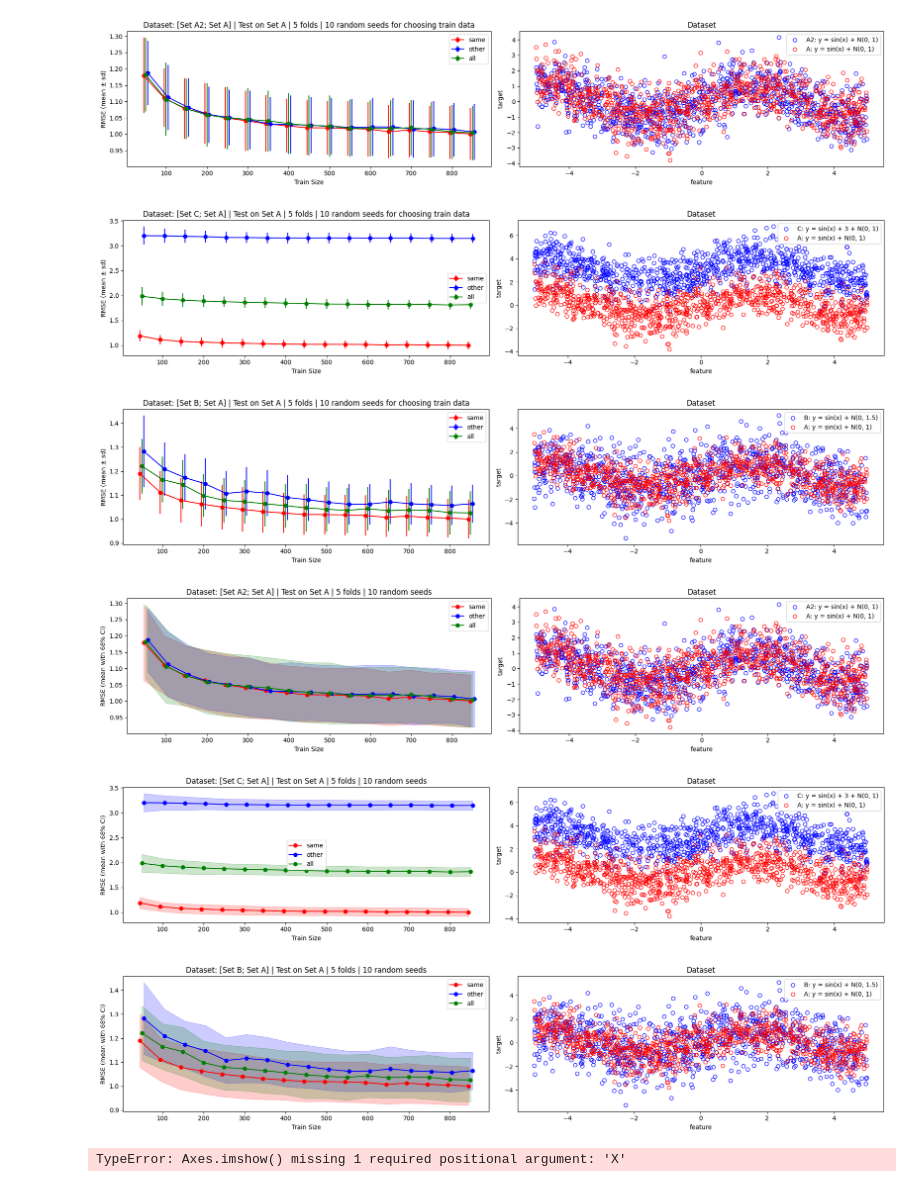
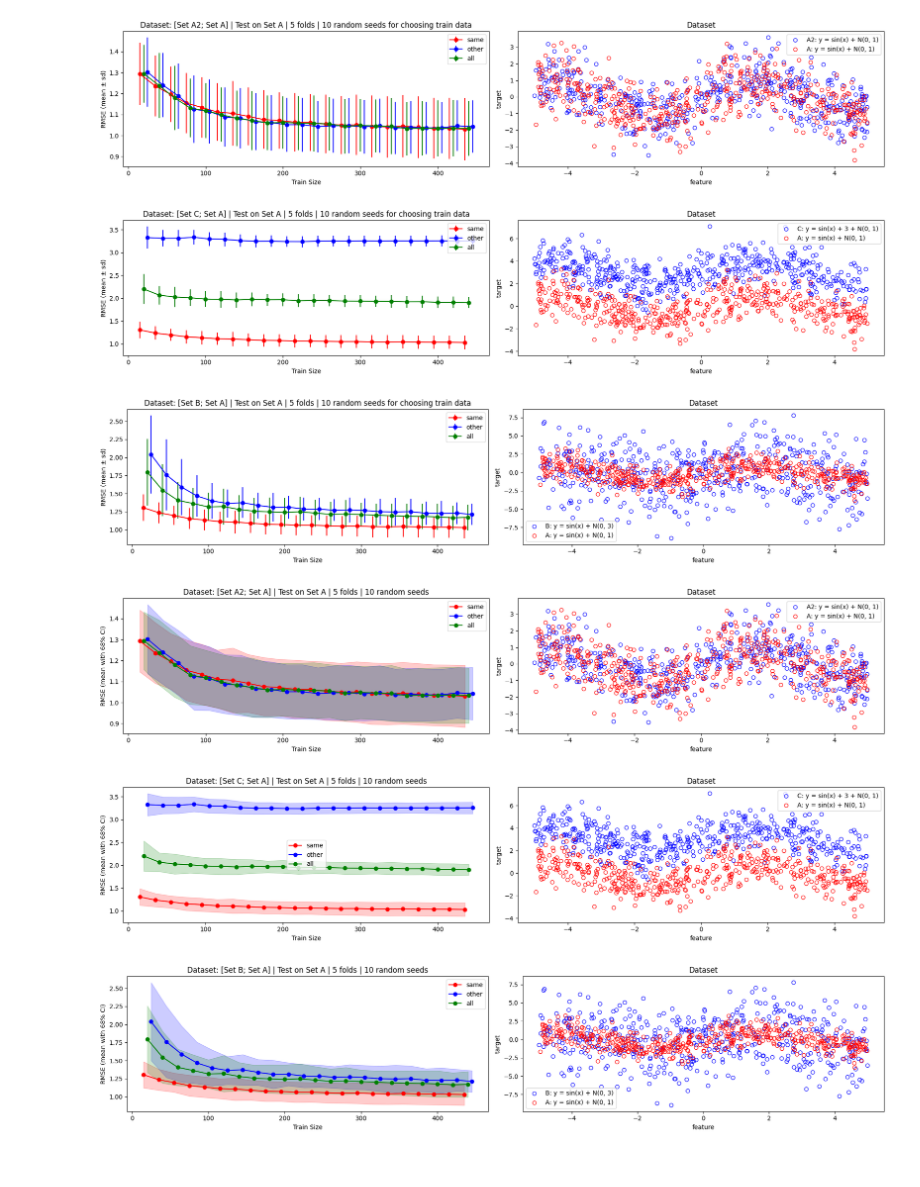
Before and after one commit to lamtung16/soak_regression, a Jupyter notebook: notebooks/generate_figures.ipynb, the cells around one changed output. Drawn from its saved outputs; the diff is of its cells as text; code cells hidden in the pictures.

Commit message:
update figures

```diff
--- a/notebooks/generate_figures.ipynb
+++ b/notebooks/generate_figures.ipynb
@@ -9,11 +9,11 @@ from sklearn.model_selection import GridSearchCV
 
 np.random.seed(0)
 # %%
-n_data = 1000                                                           # for each subset
+n_data = 500                                                            # for each subset
 n_splits = 10                                                           # for KFold
 n_random_seeds = 10                                                     # for choose randomly train data
 max_train_size = int(n_data*(n_splits-1)/n_splits)                      # max train size
-train_size_list = np.arange(start=50, stop=max_train_size, step=50)     # list of train_size to test
+train_size_list = np.arange(start=20, stop=max_train_size, step=20)     # list of train_size to test
 # %%
 # --- Create datasets ---
 def create_subset(n, noise_sd, offset):
@@ -24,13 +24,13 @@ def create_subset(n, noise_sd, offset):
 
 A  = create_subset(n_data, 1, 0)
 A2 = create_subset(n_data, 1, 0)
-B  = create_subset(n_data, 1.5, 0)
+B  = create_subset(n_data, 3, 0)
 C  = create_subset(n_data, 1, 3)
 
 label = {
     "A" : "y = sin(x) + N(0, 1)",
     "A2": "y = sin(x) + N(0, 1)",
-    "B" : "y = sin(x) + N(0, 1.5)",
+    "B" : "y = sin(x) + N(0, 3)",
     "C" : "y = sin(x) + 3 + N(0, 1)",
 }
 # %%
@@ -107,7 +107,7 @@ for other_name, same_name, train_df, test_df in cases:
 
     ax.set_xlabel("Train Size")
     ax.set_ylabel("RMSE (mean ± sd)")
-    ax.set_title(f"Dataset: [Set {other_name}; Set {same_name}] | Test on Set A | 5 folds | 10 random seeds for choosing train data")
+    ax.set_title(f"Dataset: [Set {other_name}; Set {same_name}] | Test on Set A | 5 folds | {n_random_seeds} random seeds for choosing train data")
     ax.legend()
 
     # --- RIGHT: raw data scatter ---
@@ -123,73 +123,43 @@ for other_name, same_name, train_df, test_df in cases:
     plt.tight_layout()
     plt.show()
 # %% [output]
-[figure, old version]
+[figure, new version]
-[figure, old version]
+[figure, new version]
-[figure, old version]
+[figure, new version]
 # %%
 for other_name, same_name, train_df, test_df in cases:
     subset = final_df[(final_df["other_subset"] == other_name) & (final_df["same_subset"] == same_name)]
     fig, axes = plt.subplots(1, 2, figsize=(18, 4))
 
     # --- LEFT: RMSE error plot ---
     ax = axes[0]
     for category, color in zip(["same", "other", "all"], ["red", "blue", "green"]):
         data = subset[subset["category"] == category].sort_values("train_size")
         x = data["train_size"] + shift[category]
         mean = data["rmse_mean"]
         ci = data["rmse_sd"]
         # line
         ax.plot(x, mean, label=category, color=color, marker='o')
         ax.fill_between(x, mean - ci, mean + ci, color=color, alpha=0.2)
 
     ax.set_xlabel("Train Size")
     ax.set_ylabel("RMSE (mean with 68% CI)")
-    ax.set_title(f"Dataset: [Set {other_name}; Set {same_name}] | Test on Set A | 5 folds | 10 random seeds")
+    ax.set_title(f"Dataset: [Set {other_name}; Set {same_name}] | Test on Set A | 5 folds | {n_random_seeds} random seeds")
     ax.legend()
 
     # --- RIGHT: raw data scatter ---
     ax = axes[1]
     ax.scatter(train_df["x"], train_df["y"], facecolors="none", edgecolors="blue", label=f"{other_name}: {label[other_name]}", alpha=0.9)
     ax.scatter(test_df["x"],  test_df["y"],  facecolors="none", edgecolors="red", label=f"{same_name}: {label[same_name]}", alpha=0.9)
 
     ax.set_xlabel("feature")
     ax.set_ylabel("target")
     ax.set_title("Dataset")
     ax.legend()
 
     plt.tight_layout()
     plt.show()
 # %% [output]
-[figure, old version]
+[figure, new version]
-[figure, old version]
+[figure, new version]
-[figure, old version]
+[figure, new version]
-# %%
-z = 1.96  # 95% CI
-
-ax = axes[0]
-
-for category, color in zip(["same", "other", "all"], ["red", "blue", "green"]):
-    data = subset[subset["category"] == category].sort_values("train_size")
-
-    x = data["train_size"] + shift[category]
-    mean = data["rmse_mean"]
-    ci = z * data["rmse_sd"] / np.sqrt(50)
-
-    # line
-    ax.plot(x, mean, label=category, color=color, marker='o')
-
-    # shaded confidence region
-    ax.fill_between(
-        x,
-        mean - ci,
-        mean + ci,
-        color=color,
-        alpha=0.2
-    )
-
-ax.set_xlabel("Train Size")
-ax.set_ylabel("RMSE (mean with 95% CI)")
-ax.set_title(f"Dataset: [Set {other_name}; Set {same_name}] | Test on Set A | 5 folds | 10 random seeds")
-ax.legend()
-# %% [output]
-TypeError: Axes.imshow() missing 1 required positional argument: 'X'
```
Also changed, not shown: 1 other file.
